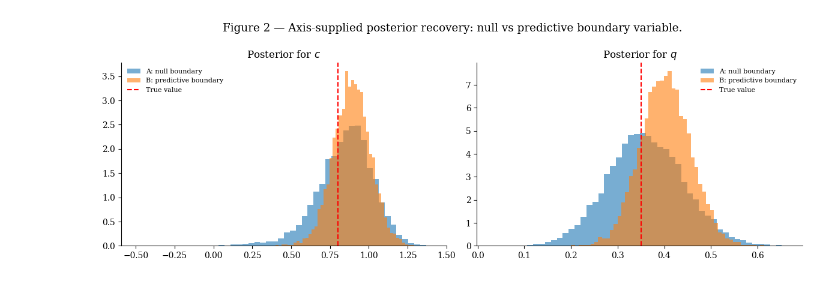
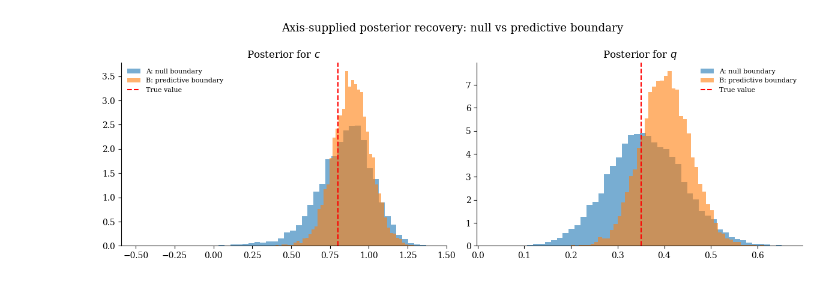
Before and after one commit to DLKramer1998/MLDS_Demi_Kramer_Imperial, a Jupyter notebook: chapter0_framework_validation.ipynb, the cells around one changed output. Drawn from its saved outputs; the diff is of its cells as text; code cells hidden in the pictures.

```diff
--- a/chapter0_framework_validation.ipynb
+++ b/chapter0_framework_validation.ipynb
@@ -577,17 +852,77 @@ The model itself is unchanged. This configuration tests how response--corruption
 # %%
-# Safe high-replication version: existing dissertation artefacts are left untouched.
+# Fit Configuration B and compare its posterior recovery with Configuration A.
+
 if STAN_AVAILABLE:
-    cfgB = configs['B (predictive boundary, x0)']
-    fitB = fit_stan(X_sim, cfgB['y_corr'], boundary_dim=0)
-    resB = summarise_fit(fitB, X_sim, cfgB['y_corr'], cfgB['flips'],
-                         cfgB['region'], 0, 'Configuration B — predictive boundary (x0)')
+    cfgB = configs[
+        "B (predictive boundary, x1)"
+    ]
 
-    fig, axes = plt.subplots(1, 2, figsize=(12, 4.2))
-    for ax, par, tv in [(axes[0], 'c', TRUE_C), (axes[1], 'q', P_IN)]:
-        ax.hist(resA[par], bins=50, alpha=0.6, density=True, label='A: null boundary')
-        ax.hist(resB[par], bins=50, alpha=0.6, density=True, label='B: predictive boundary')
-        ax.axvline(tv, color='red', ls='--', lw=1.5, label='True value')
-        ax.set_title(f'Posterior for ${par}$'); ax.legend(fontsize=8, frameon=False)
-    fig.suptitle('Figure 2 — Axis-supplied posterior recovery: null vs predictive boundary variable.')
-    plt.tight_layout(); plt.show()
+    # x1 is column 0 in Python.
+    fitB = fit_stan(
+        X_sim,
+        cfgB["y_corr"],
+        boundary_dim=0,
+    )
+
+    resB = summarise_fit(
+        fitB,
+        X_sim,
+        cfgB["y_corr"],
+        cfgB["flips"],
+        cfgB["region"],
+        0,
+        "Configuration B — predictive boundary (x1)",
+    )
+
+    # Compare recovery of the corruption parameters across the two settings.
+    fig, axes = plt.subplots(
+        1,
+        2,
+        figsize=(12, 4.2),
+    )
+
+    for ax, parameter, true_value in [
+        (axes[0], "c", TRUE_C),
+        (axes[1], "q", P_IN),
+    ]:
+        ax.hist(
+            resA[parameter],
+            bins=50,
+            alpha=0.6,
+            density=True,
+            label="A: null boundary",
+        )
+
+        ax.hist(
+            resB[parameter],
+            bins=50,
+            alpha=0.6,
+            density=True,
+            label="B: predictive boundary",
+        )
+
+        ax.axvline(
+            true_value,
+            color="red",
+            linestyle="--",
+            linewidth=1.5,
+            label="True value",
+        )
+
+        ax.set_title(
+            f"Posterior for ${parameter}$"
+        )
+
+        ax.legend(
+            fontsize=8,
+            frameon=False,
+        )
+
+    fig.suptitle(
+        "Axis-supplied posterior recovery: "
+        "null vs predictive boundary"
+    )
+
+    plt.tight_layout()
+    plt.show()
 # %% [output]
@@ -613,4 +948,4 @@ Rank-normalized split effective sample size satisfactory for all parameters.
-[figure, old version]
+[figure, new version]
 # %%
 stan_code_v7 = r'''
 /*
```
Also changed, not shown: parts of 49 cells of this notebook, 3 other files.
